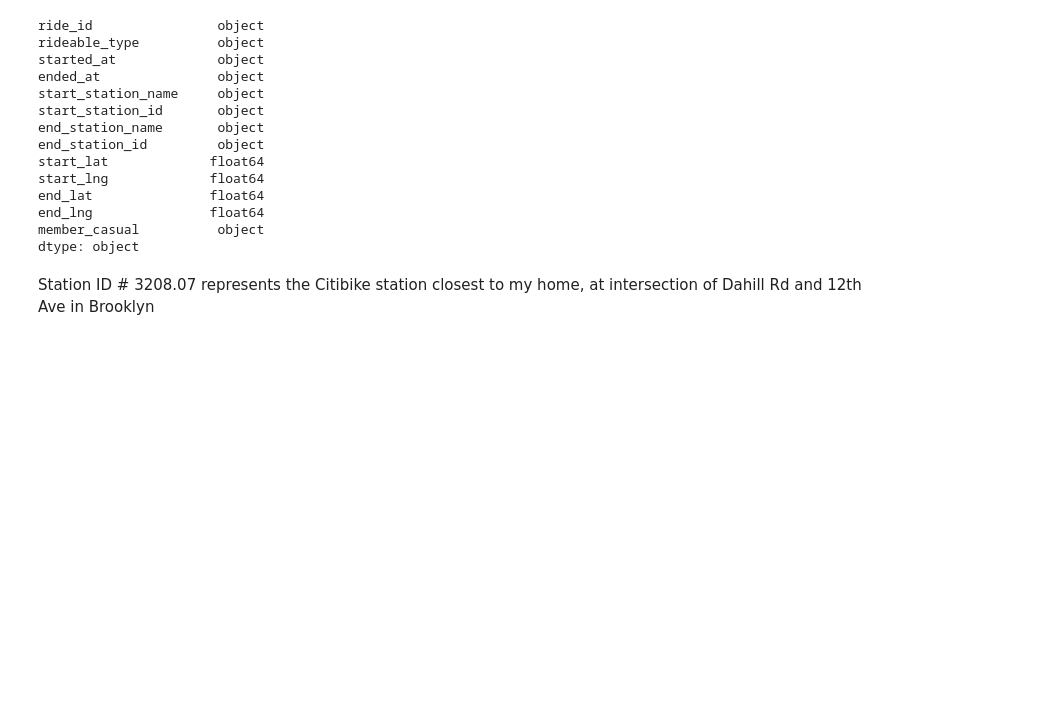
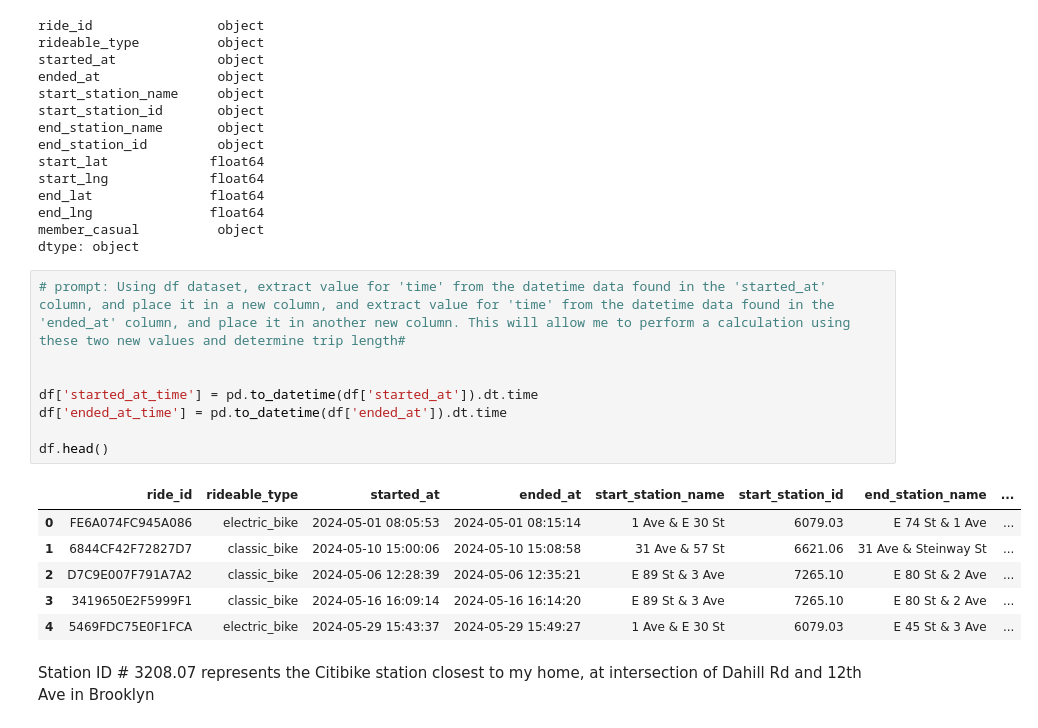
Before and after one commit to 7tiesdan/IntroToPythonLCC, a Jupyter notebook: CitibikeDataMult.ipynb, the cells around one changed output. Drawn from its saved outputs; the diff is of its cells as text; blank space fills up the shorter version.

```diff
--- a/CitibikeDataMult.ipynb
+++ b/CitibikeDataMult.ipynb
@@ -27,6 +27,21 @@ end_lat               float64
 end_lng               float64
 member_casual          object
 dtype: object
+# %%
+# prompt: Using df dataset, extract value for 'time' from the datetime data found in the 'started_at' column, and place it in a new column, and extract value for 'time' from the datetime data found in the 'ended_at' column, and place it in another new column. This will allow me to perform a calculation using these two new values and determine trip length#
+
+
+df['started_at_time'] = pd.to_datetime(df['started_at']).dt.time
+df['ended_at_time'] = pd.to_datetime(df['ended_at']).dt.time
+
+df.head()
+# %% [output]
+|  | ride_id | rideable_type | started_at | ended_at | start_station_name | start_station_id | end_station_name | ... |
+| 0 | FE6A074FC945A086 | electric_bike | 2024-05-01 08:05:53 | 2024-05-01 08:15:14 | 1 Ave & E 30 St | 6079.03 | E 74 St & 1 Ave | ... |
+| 1 | 6844CF42F72827D7 | classic_bike | 2024-05-10 15:00:06 | 2024-05-10 15:08:58 | 31 Ave & 57 St | 6621.06 | 31 Ave & Steinway St | ... |
+| 2 | D7C9E007F791A7A2 | classic_bike | 2024-05-06 12:28:39 | 2024-05-06 12:35:21 | E 89 St & 3 Ave | 7265.10 | E 80 St & 2 Ave | ... |
+| 3 | 3419650E2F5999F1 | classic_bike | 2024-05-16 16:09:14 | 2024-05-16 16:14:20 | E 89 St & 3 Ave | 7265.10 | E 80 St & 2 Ave | ... |
+| 4 | 5469FDC75E0F1FCA | electric_bike | 2024-05-29 15:43:37 | 2024-05-29 15:49:27 | 1 Ave & E 30 St | 6079.03 | E 45 St & 3 Ave | ... |
 # %% [markdown]
 Station ID # 3208.07 represents the Citibike station closest to my home, at intersection of Dahill Rd and 12th Ave in Brooklyn
 # %%
```
Also changed, not shown: parts of 27 cells of this notebook.
